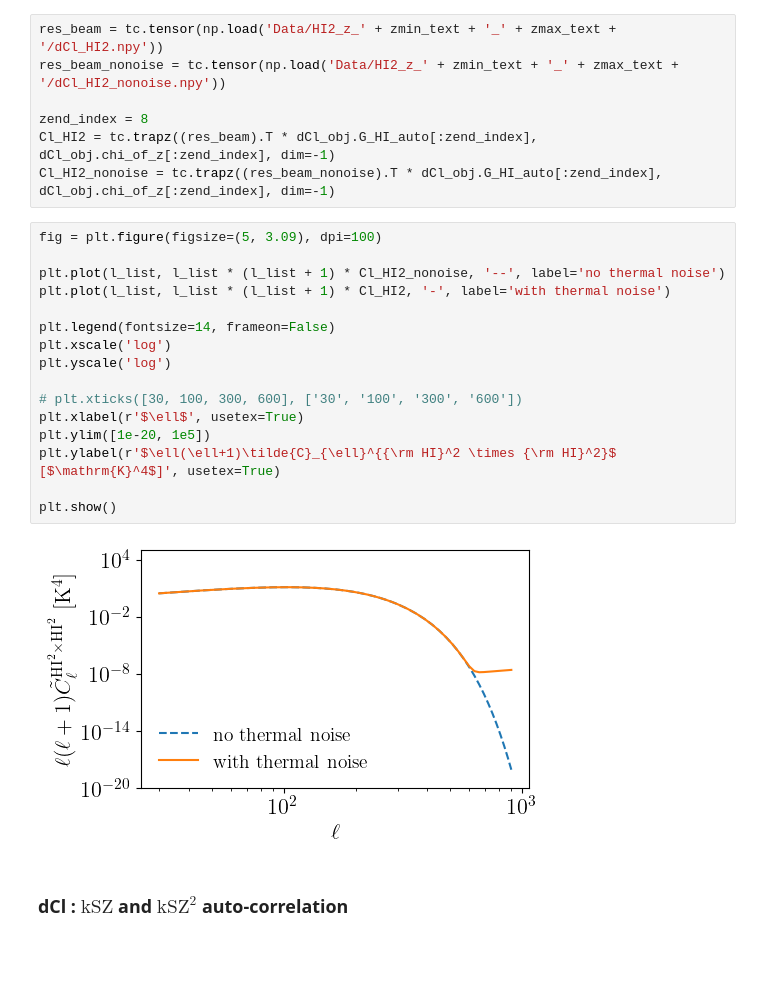
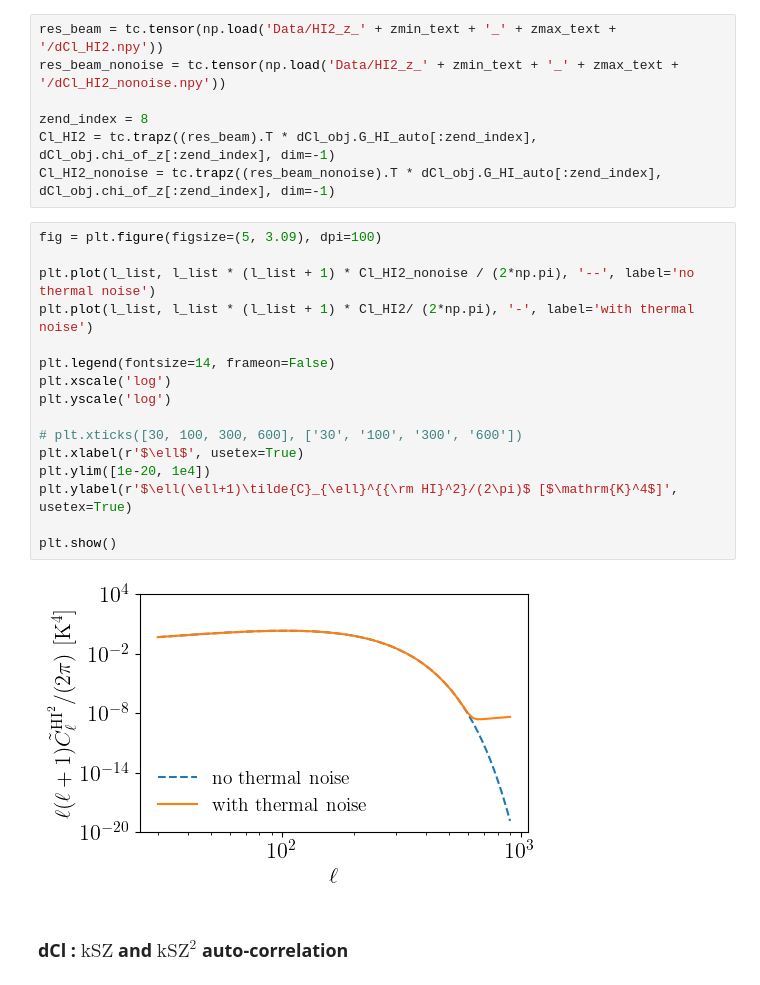
Before and after one commit to Einste11N/SquareField_CrossCorrelation, a Jupyter notebook: Evaluation.ipynb, the cells around one changed output. Drawn from its saved outputs; the diff is of its cells as text; blank space fills up the shorter version.

```diff
--- a/Evaluation.ipynb
+++ b/Evaluation.ipynb
@@ -162,21 +162,21 @@ Cl_HI2_nonoise = tc.trapz((res_beam_nonoise).T * dCl_obj.G_HI_auto[:zend_index],
 # %%
 fig = plt.figure(figsize=(5, 3.09), dpi=100)
 
-plt.plot(l_list, l_list * (l_list + 1) * Cl_HI2_nonoise, '--', label='no thermal noise')
-plt.plot(l_list, l_list * (l_list + 1) * Cl_HI2, '-', label='with thermal noise')
+plt.plot(l_list, l_list * (l_list + 1) * Cl_HI2_nonoise / (2*np.pi), '--', label='no thermal noise')
+plt.plot(l_list, l_list * (l_list + 1) * Cl_HI2/ (2*np.pi), '-', label='with thermal noise')
 
 plt.legend(fontsize=14, frameon=False)
 plt.xscale('log')
 plt.yscale('log')
 
 # plt.xticks([30, 100, 300, 600], ['30', '100', '300', '600'])
 plt.xlabel(r'$\ell$', usetex=True)
-plt.ylim([1e-20, 1e5])
-plt.ylabel(r'$\ell(\ell+1)\tilde{C}_{\ell}^{{\rm HI}^2 \times {\rm HI}^2}$ [$\mathrm{K}^4$]', usetex=True)
+plt.ylim([1e-20, 1e4])
+plt.ylabel(r'$\ell(\ell+1)\tilde{C}_{\ell}^{{\rm HI}^2}/(2\pi)$ [$\mathrm{K}^4$]', usetex=True)
 
 plt.show()
 # %% [output]
-[figure, old version]
+[figure, new version]
 # %% [markdown]
 ### dCl :  $\mathrm{kSZ}$ and $\mathrm{kSZ}^2$ auto-correlation
 # %%
```
Also changed, not shown: parts of 2 cells of this notebook, 10 other files.
